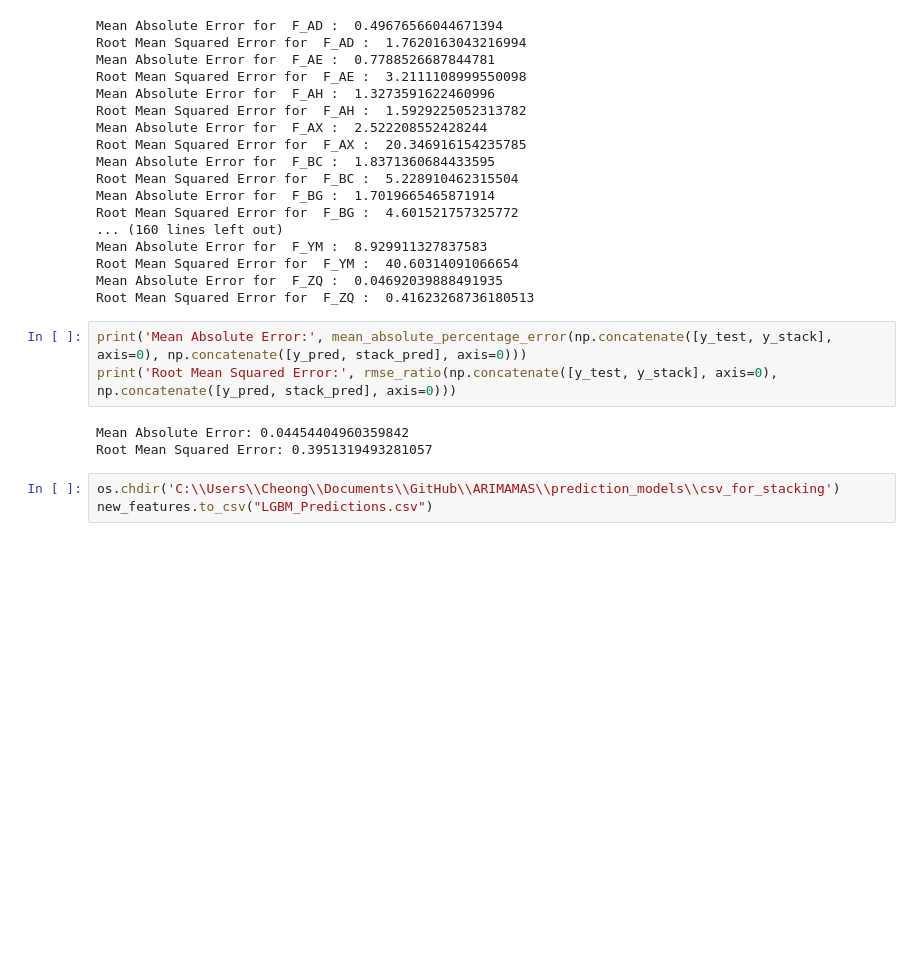
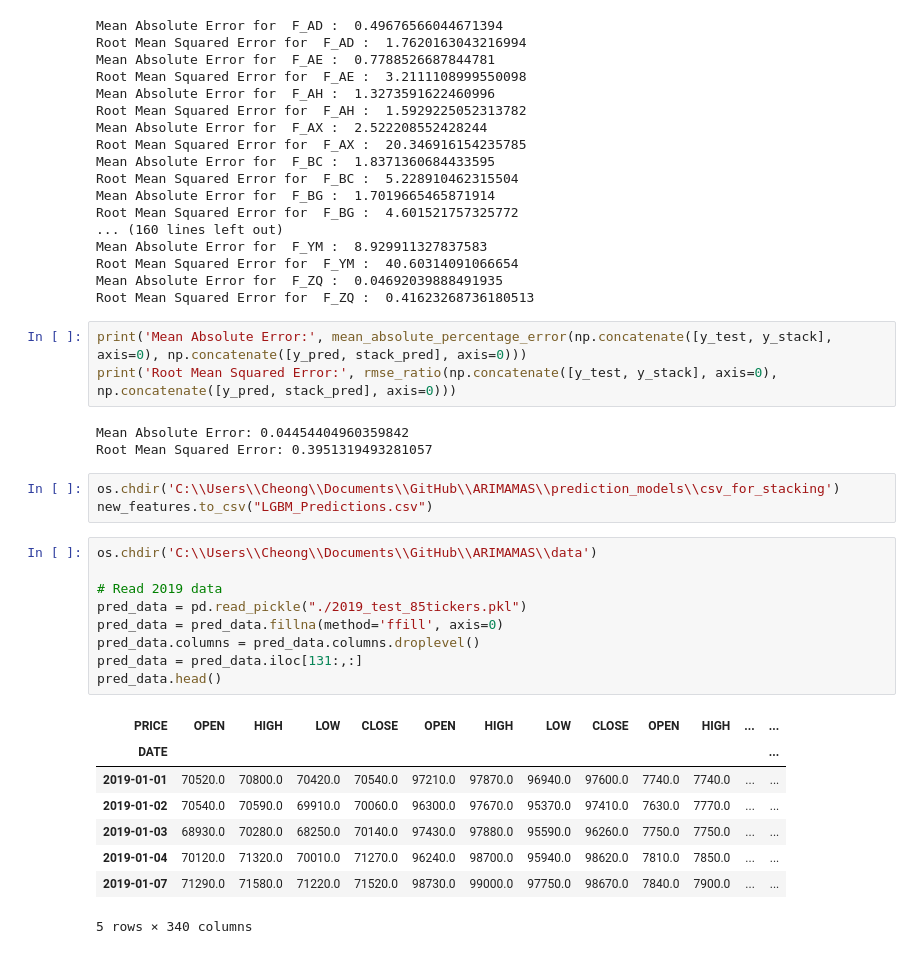
Before and after one commit to LiTangqing/ARIMAMAS, a Jupyter notebook: prediction_models/LGBM.ipynb, the cells around one changed output. Saved outputs shown, nothing was run; the diff lists cells and outputs as text; blank space fills up the shorter version.

Commit message:
Added LGBM Preds for 2019

```diff
--- a/prediction_models/LGBM.ipynb
+++ b/prediction_models/LGBM.ipynb
@@ -222,3 +225,21 @@ Root Mean Squared Error: 0.3951319493281057
 # %%
 os.chdir('C:\\Users\\Cheong\\Documents\\GitHub\\ARIMAMAS\\prediction_models\\csv_for_stacking')
 new_features.to_csv("LGBM_Predictions.csv")
+# %%
+os.chdir('C:\\Users\\Cheong\\Documents\\GitHub\\ARIMAMAS\\data')
+
+# Read 2019 data
+pred_data = pd.read_pickle("./2019_test_85tickers.pkl")
+pred_data = pred_data.fillna(method='ffill', axis=0)
+pred_data.columns = pred_data.columns.droplevel()
+pred_data = pred_data.iloc[131:,:]
+pred_data.head()
+# %% [output]
+| PRICE | OPEN | HIGH | LOW | CLOSE | OPEN | HIGH | LOW | CLOSE | OPEN | HIGH | ... | ... |
+| DATE |  |  |  |  |  |  |  |  |  |  |  | ... |
+| 2019-01-01 | 70520.0 | 70800.0 | 70420.0 | 70540.0 | 97210.0 | 97870.0 | 96940.0 | 97600.0 | 7740.0 | 7740.0 | ... | ... |
+| 2019-01-02 | 70540.0 | 70590.0 | 69910.0 | 70060.0 | 96300.0 | 97670.0 | 95370.0 | 97410.0 | 7630.0 | 7770.0 | ... | ... |
+| 2019-01-03 | 68930.0 | 70280.0 | 68250.0 | 70140.0 | 97430.0 | 97880.0 | 95590.0 | 96260.0 | 7750.0 | 7750.0 | ... | ... |
+| 2019-01-04 | 70120.0 | 71320.0 | 70010.0 | 71270.0 | 96240.0 | 98700.0 | 95940.0 | 98620.0 | 7810.0 | 7850.0 | ... | ... |
+| 2019-01-07 | 71290.0 | 71580.0 | 71220.0 | 71520.0 | 98730.0 | 99000.0 | 97750.0 | 98670.0 | 7840.0 | 7900.0 | ... | ... |
+5 rows × 340 columns
```
Also changed, not shown: parts of 8 cells of this notebook, 1 other file.
